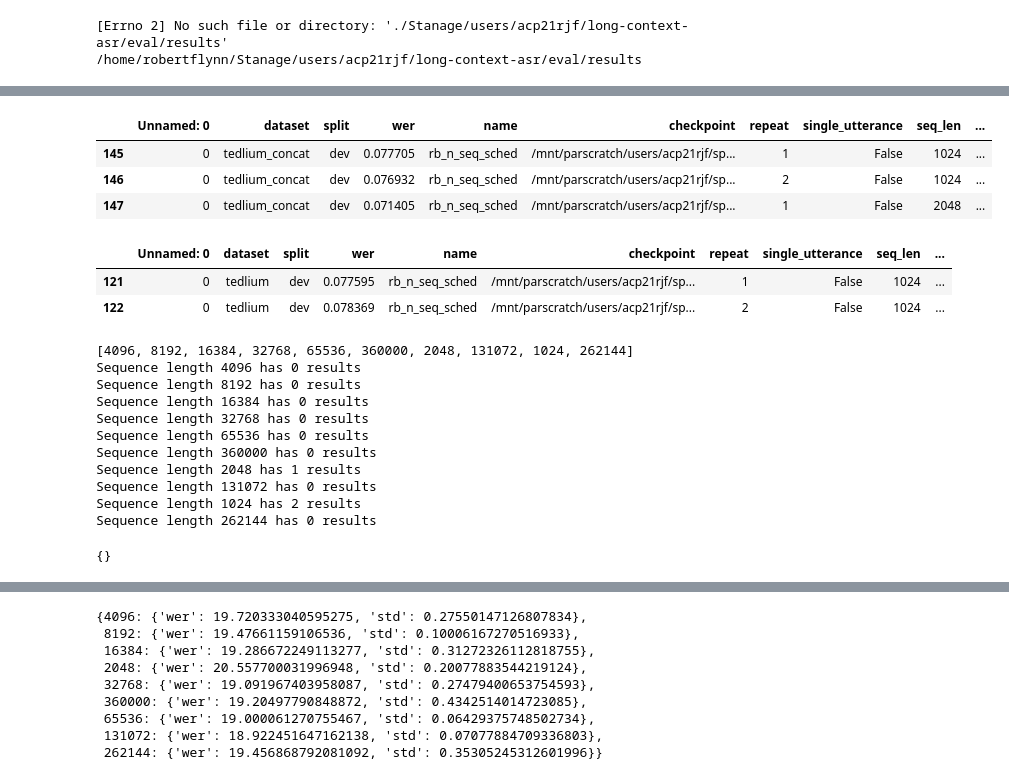
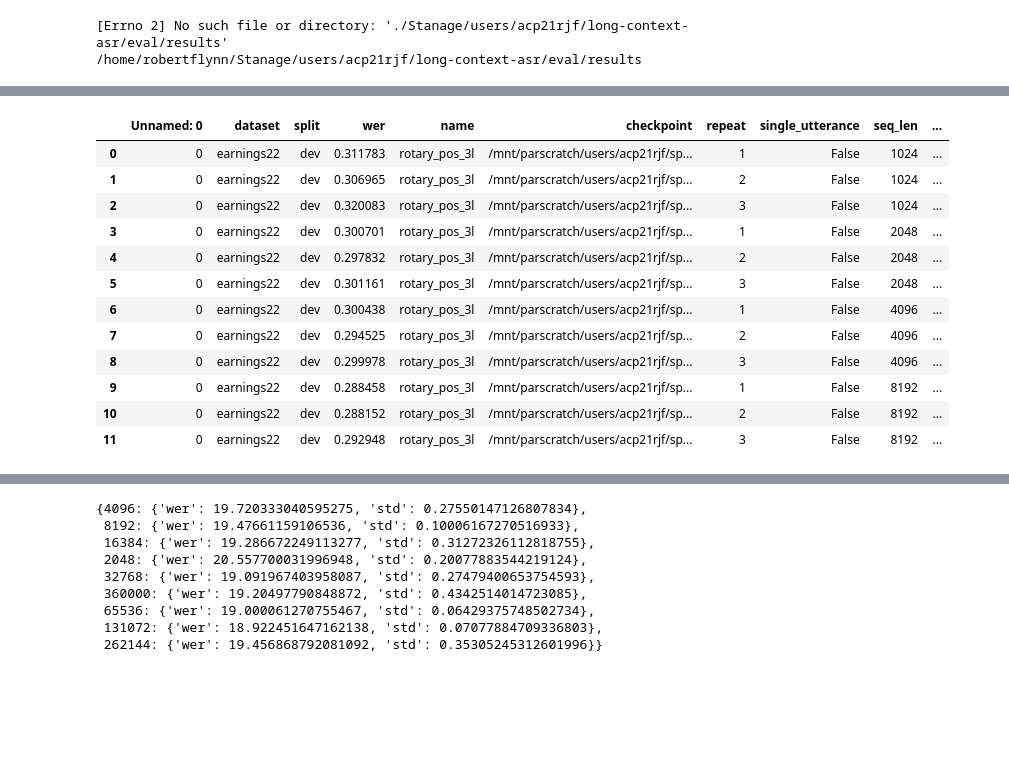
Before and after one commit to robflynnyh/long-context-asr, a Jupyter notebook: eval/results/eval.ipynb, the cells around one changed output, grey strips where cells are left out. Cells and saved outputs as stored; diff of their text form; code cells hidden in the pictures; blank space fills up the shorter version.

```diff
--- a/eval/results/eval.ipynb
+++ b/eval/results/eval.ipynb
@@ -19,2 +26,2 @@ NameError: name 'csv' is not defined
 # %%
-csv = pd.read_csv('evals_rb.csv', sep=',')
+csv = pd.read_csv('evals_fourier_pos_spec1csv', sep=',')
@@ -21,42 +90,29 @@ csv = pd.read_csv('evals_rb.csv', sep=',')
 # %%
-csv.loc[csv['dataset'] == 'tedlium_concat'].loc[csv['split'] == 'dev']
+csv.loc[csv['dataset'] == 'earnings22'].loc[csv['split'] == 'dev']
 # %% [output]
 |  | Unnamed: 0 | dataset | split | wer | name | checkpoint | repeat | single_utterance | seq_len | ... |
-| 145 | 0 | tedlium_concat | dev | 0.077705 | rb_n_seq_sched | /mnt/parscratch/users/acp21rjf/sp... | 1 | False | 1024 | ... |
-| 146 | 0 | tedlium_concat | dev | 0.076932 | rb_n_seq_sched | /mnt/parscratch/users/acp21rjf/sp... | 2 | False | 1024 | ... |
-| 147 | 0 | tedlium_concat | dev | 0.071405 | rb_n_seq_sched | /mnt/parscratch/users/acp21rjf/sp... | 1 | False | 2048 | ... |
+| 0 | 0 | earnings22 | dev | 0.311783 | rotary_pos_3l | /mnt/parscratch/users/acp21rjf/sp... | 1 | False | 1024 | ... |
+| 1 | 0 | earnings22 | dev | 0.306965 | rotary_pos_3l | /mnt/parscratch/users/acp21rjf/sp... | 2 | False | 1024 | ... |
+| 2 | 0 | earnings22 | dev | 0.320083 | rotary_pos_3l | /mnt/parscratch/users/acp21rjf/sp... | 3 | False | 1024 | ... |
+| 3 | 0 | earnings22 | dev | 0.300701 | rotary_pos_3l | /mnt/parscratch/users/acp21rjf/sp... | 1 | False | 2048 | ... |
+| 4 | 0 | earnings22 | dev | 0.297832 | rotary_pos_3l | /mnt/parscratch/users/acp21rjf/sp... | 2 | False | 2048 | ... |
+| 5 | 0 | earnings22 | dev | 0.301161 | rotary_pos_3l | /mnt/parscratch/users/acp21rjf/sp... | 3 | False | 2048 | ... |
+| 6 | 0 | earnings22 | dev | 0.300438 | rotary_pos_3l | /mnt/parscratch/users/acp21rjf/sp... | 1 | False | 4096 | ... |
+| 7 | 0 | earnings22 | dev | 0.294525 | rotary_pos_3l | /mnt/parscratch/users/acp21rjf/sp... | 2 | False | 4096 | ... |
+| 8 | 0 | earnings22 | dev | 0.299978 | rotary_pos_3l | /mnt/parscratch/users/acp21rjf/sp... | 3 | False | 4096 | ... |
+| 9 | 0 | earnings22 | dev | 0.288458 | rotary_pos_3l | /mnt/parscratch/users/acp21rjf/sp... | 1 | False | 8192 | ... |
+| 10 | 0 | earnings22 | dev | 0.288152 | rotary_pos_3l | /mnt/parscratch/users/acp21rjf/sp... | 2 | False | 8192 | ... |
+| 11 | 0 | earnings22 | dev | 0.292948 | rotary_pos_3l | /mnt/parscratch/users/acp21rjf/sp... | 3 | False | 8192 | ... |
-# %%
-csv.loc[csv['dataset'] == 'tedlium'].loc[csv['split'] == 'dev'].loc[csv['seq_len'] == 1024]
-# %% [output]
-|  | Unnamed: 0 | dataset | split | wer | name | checkpoint | repeat | single_utterance | seq_len | ... |
-| 121 | 0 | tedlium | dev | 0.077595 | rb_n_seq_sched | /mnt/parscratch/users/acp21rjf/sp... | 1 | False | 1024 | ... |
-| 122 | 0 | tedlium | dev | 0.078369 | rb_n_seq_sched | /mnt/parscratch/users/acp21rjf/sp... | 2 | False | 1024 | ... |
 # %%
-seq_lens = csv['seq_len'].unique().tolist()
-print(seq_lens)
+def get_data(df, dataset='earnings22', split='test'):
+    seq_lens = df['seq_len'].unique().tolist()
+    print(seq_lens)
 
-out_data_wd = {}
-out_data_rb = {}
-out_data = {}
-for seq_len in seq_lens:
-    sset = csv.loc[csv['dataset'] == 'tedlium_concat'].loc[csv['split'] == 'dev'].loc[csv['seq_len'] == seq_len]
-    if len(sset) == 3:
-        out_data[seq_len] = {'wer': sset['wer'].mean()*100, 'std': sset['wer'].std()*100}
-    else:
-        print(f'Sequence length {seq_len} has {len(sset)} results')
-    # wdsset = sset.loc[sset['name'].str.startswith('w')]
-    # out_data_wd[seq_len] = {'wer': wdsset['wer'].mean()*100, 'std': wdsset['wer'].std()*100}
-    # rbset = sset.loc[sset['name'].str.startswith('rb')]
-    # out_data_rb[seq_len] = {'wer': rbset['wer'].mean()*100, 'std': rbset['wer'].std()*100}
+    out_data = {}
+    for seq_len in seq_lens:
+        sset = df.loc[df['dataset'] == dataset].loc[df['split'] == split].loc[df['seq_len'] == seq_len]
+        if len(sset) == 3:
+            out_data[seq_len] = {'wer': sset['wer'].mean()*100, 'std': sset['wer'].std()*100}
+        else:
+            print(f'Sequence length {seq_len} has {len(sset)} results')
+    return out_data
-# %% [output]
-[4096, 8192, 16384, 32768, 65536, 360000, 2048, 131072, 1024, 262144]
-Sequence length 4096 has 0 results
-Sequence length 8192 has 0 results
-Sequence length 16384 has 0 results
-Sequence length 32768 has 0 results
-Sequence length 65536 has 0 results
-Sequence length 360000 has 0 results
-Sequence length 2048 has 1 results
-Sequence length 131072 has 0 results
-Sequence length 1024 has 2 results
-Sequence length 262144 has 0 results
@@ -71,4 +118,0 @@ def get_percentage_decrease_json(json, min_key=2048):
-# %%
-out_data
-# %% [output]
-{}
```
Also changed, not shown: parts of 21 cells of this notebook, 13 other files.
